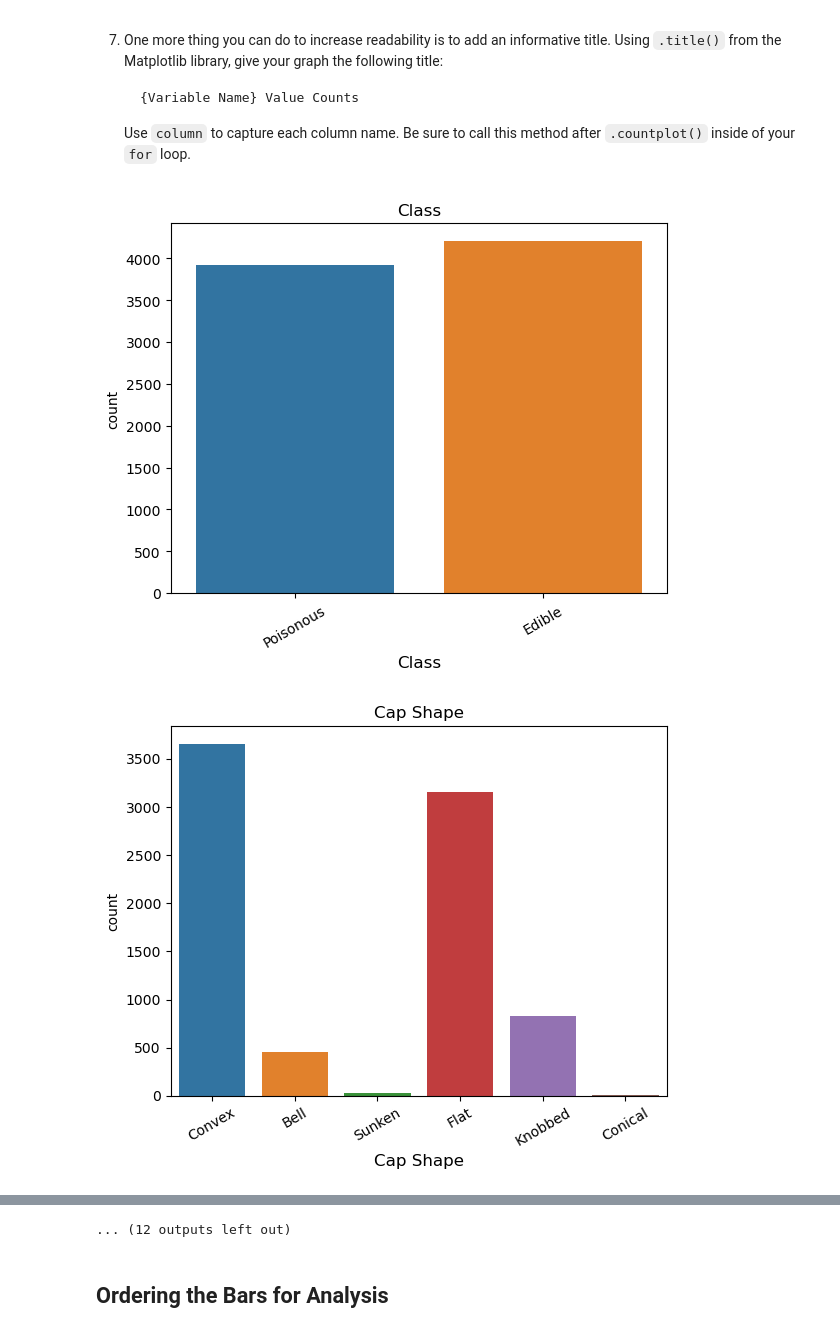
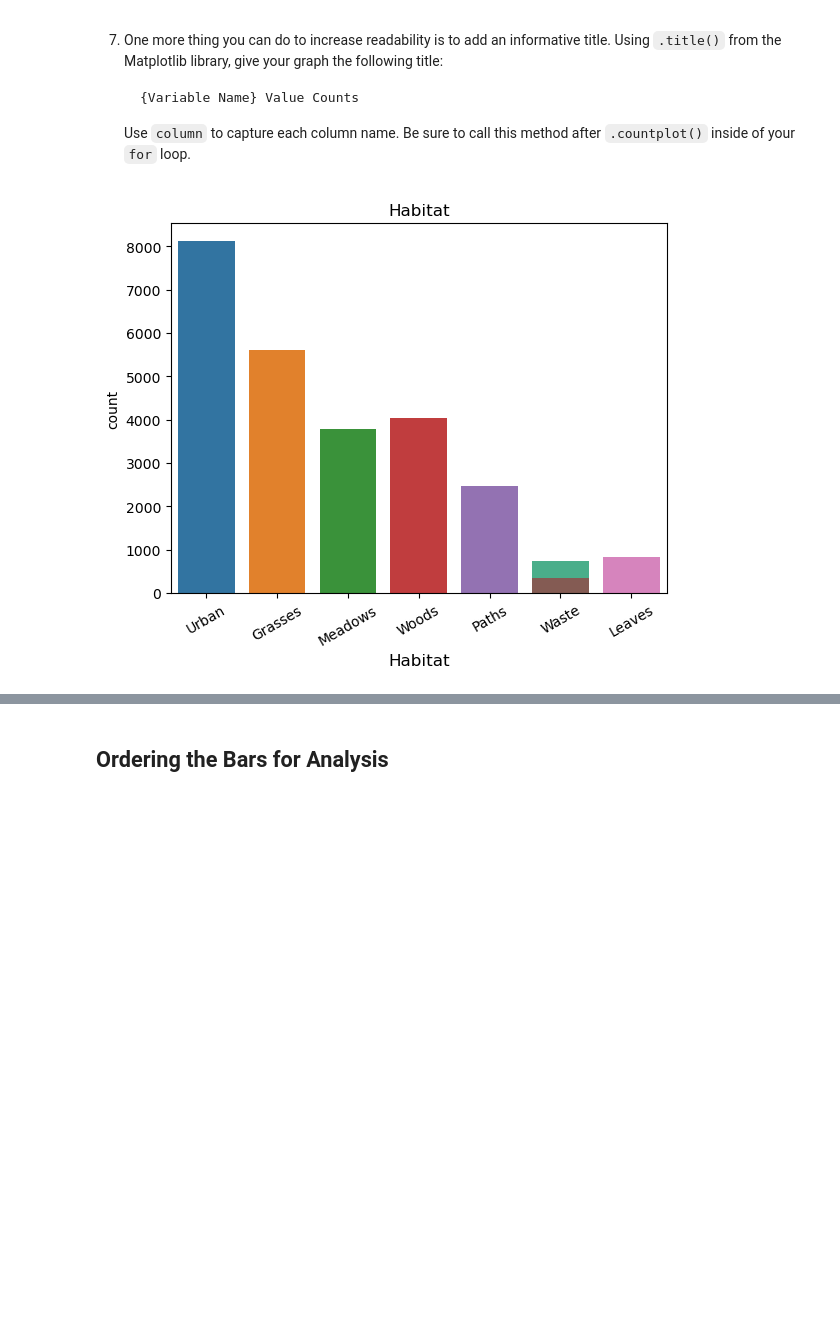
Before and after one commit to xre22zax/Self-Learn-Projects, a Jupyter notebook: Easy and useful/Mini project & practice/Exploring Mushrooms , itrate viz/Exploring Mushrooms.ipynb, the cells around one changed output, grey strips where cells are left out. Saved outputs shown, nothing was run; the diff lists cells and outputs as text; code cells hidden in the pictures; blank space fills up the shorter version.

```diff
--- a/Easy and useful/Mini project & practice/Exploring Mushrooms , itrate viz/Exploring Mushrooms.ipynb
+++ b/Easy and useful/Mini project & practice/Exploring Mushrooms , itrate viz/Exploring Mushrooms.ipynb
@@ -116,6 +116,4 @@ for i in columns:
 # %%
 for column in columns:
     sns.countplot(x=column, data=df)
-    plt.show()
-    plt.clf()
 # %% [output]
@@ -160,6 +146,4 @@ for column in columns:
     sns.countplot(x=column, data=df)
     plt.xticks(rotation=30, fontsize=10)
     plt.xlabel(column, fontsize=12)
-    plt.show()
-    plt.clf()
 # %% [output]
@@ -187,11 +159,8 @@ for column in columns:
 # %%
 for column in columns:
     sns.countplot(x=column, data=df)
     plt.xticks(rotation=30, fontsize=10)
     plt.xlabel(column, fontsize=12)
     plt.title(column)
-    plt.show()
-    plt.clf()
 # %% [output]
-[figure, old version]
+[figure, new version]
-[figure, removed]
@@ -208,4 +167,3 @@ for column in columns:
-... (12 outputs left out)
 # %% [markdown]
 ## Ordering the Bars for Analysis
 # %% [markdown]
```
Also changed, not shown: parts of 5 cells of this notebook, 6 other files.
